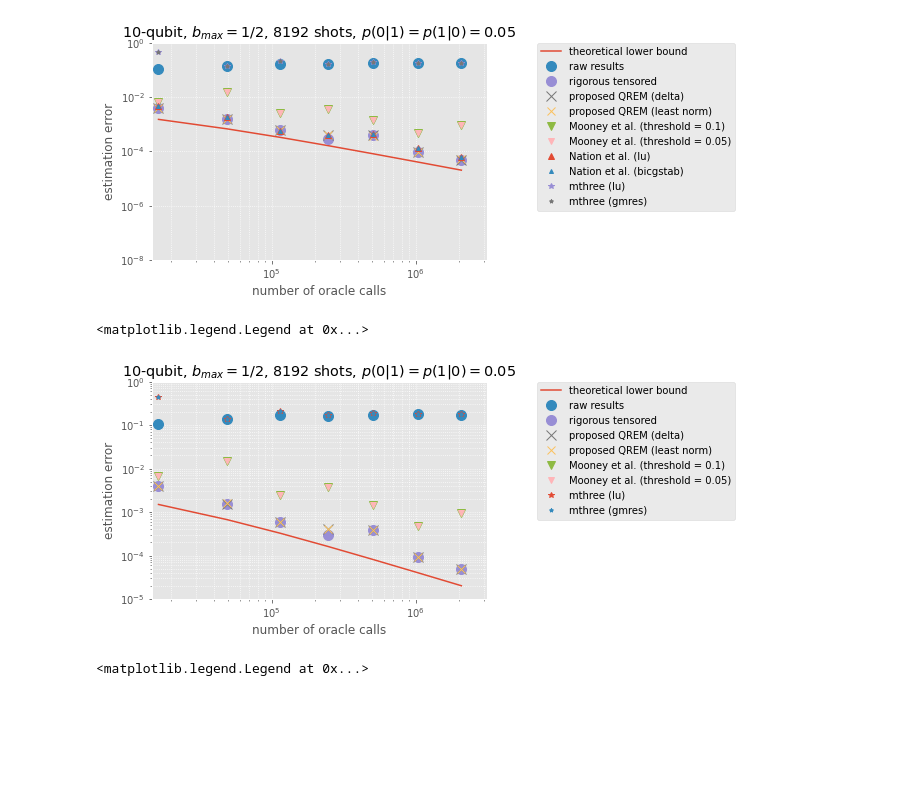
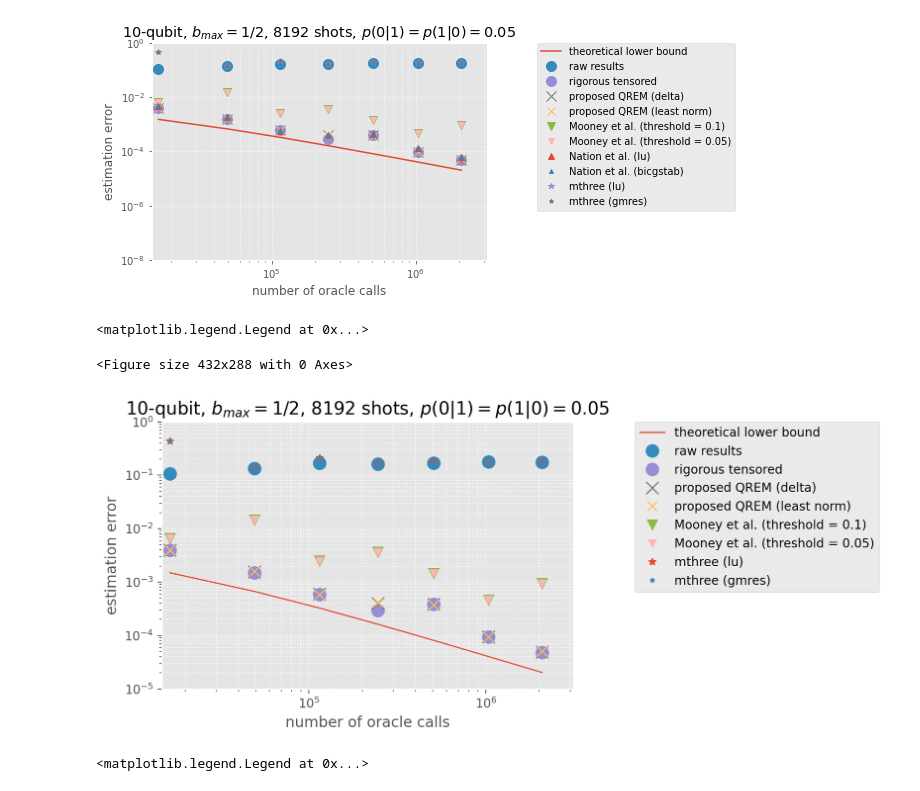
Before and after one commit to BOBO1997/master_thesis, a Jupyter notebook: test_libs_qrem/modified_grover/n10_1over2/p005_q005/grover8192_cal8192/analysis.ipynb, the cells around one changed output. Saved outputs shown, nothing was run; the diff lists cells and outputs as text; code cells hidden in the pictures; blank space fills up the shorter version.

```diff
--- a/test_libs_qrem/modified_grover/n10_1over2/p005_q005/grover8192_cal8192/analysis.ipynb
+++ b/test_libs_qrem/modified_grover/n10_1over2/p005_q005/grover8192_cal8192/analysis.ipynb
@@ -486,7 +487,8 @@ plt.legend((p_theoretical[0],
 # %%
 plt.clf()
 plt.style.use('ggplot')
-p_theoretical = plt.loglog( OracleCall_list, ErrorCramérRao_list, color='C0')
+plt.figure(dpi=200)
+p_theoretical = plt.loglog( OracleCall_list, ErrorCramérRao_list, color='C0', lw=1)
 p_raw = plt.loglog( OracleCall_list, error_raw_list, 'o', color='C1', markersize=10)
 p_ignis = plt.loglog( OracleCall_list, error_ignis_list, 'o', color='C2', markersize=10)
 p_delta = plt.loglog( OracleCall_list, error_delta_list, 'x', color='C3', markersize=10)
@@ -504,34 +506,35 @@ plt.xlim(OracleCall_list[0]*0.9, OracleCall_list[-1]*1.5)
 plt.xlabel("number of oracle calls")
 plt.ylim(0.00001, 1)
 plt.ylabel("estimation error")
 plt.grid(True, which="both", ls="dotted")
 plt.legend((p_theoretical[0],
             p_raw[0],
             p_ignis[0],
             p_delta[0],
             p_lnp[0],
             p_mooney01[0],
             p_mooney001[0],
             # p_nation_lu[0],
             # p_nation_bicgstab[0],
             p_mthree_lu[0],
             p_mthree_gmres[0]),
            ("theoretical lower bound",
             "raw results",
             "rigorous tensored",
             "proposed QREM (delta)",
             "proposed QREM (least norm)",
             "Mooney et al. (threshold = 0.1)",
             "Mooney et al. (threshold = 0.05)",
             # "Nation et al. (lu)",
             # "Nation et al. (bicgstab)",
             "mthree (lu)",
             "mthree (gmres)",
            ),
            bbox_to_anchor=(1.15, 1), loc='upper left', borderaxespad=0)
 # %% [output]
 <matplotlib.legend.Legend at 0x...>
+<Figure size 432x288 with 0 Axes>
-[figure, old version]
+[figure, new version]
 # %%
 plt.clf()
 plt.style.use('ggplot')
```
Also changed, not shown: parts of 1 cell of this notebook, 16 other files.
